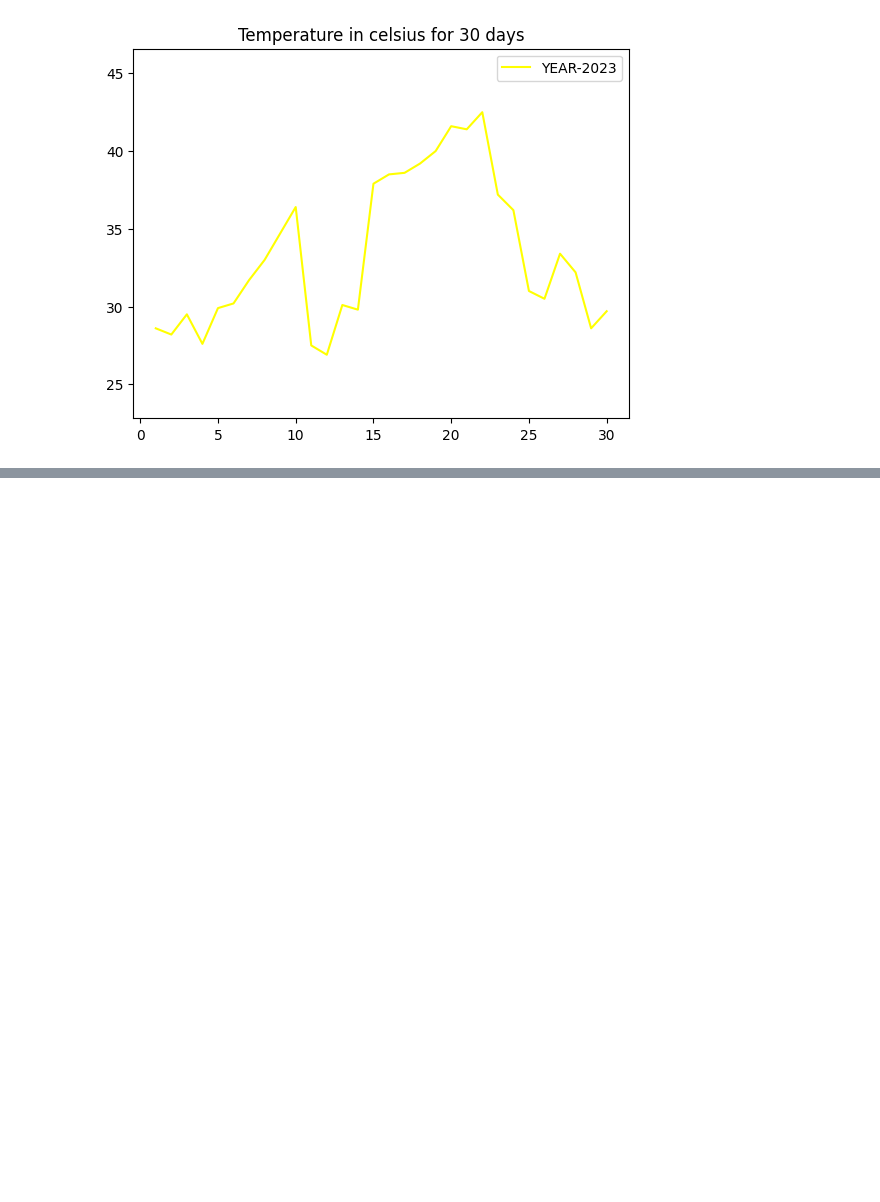
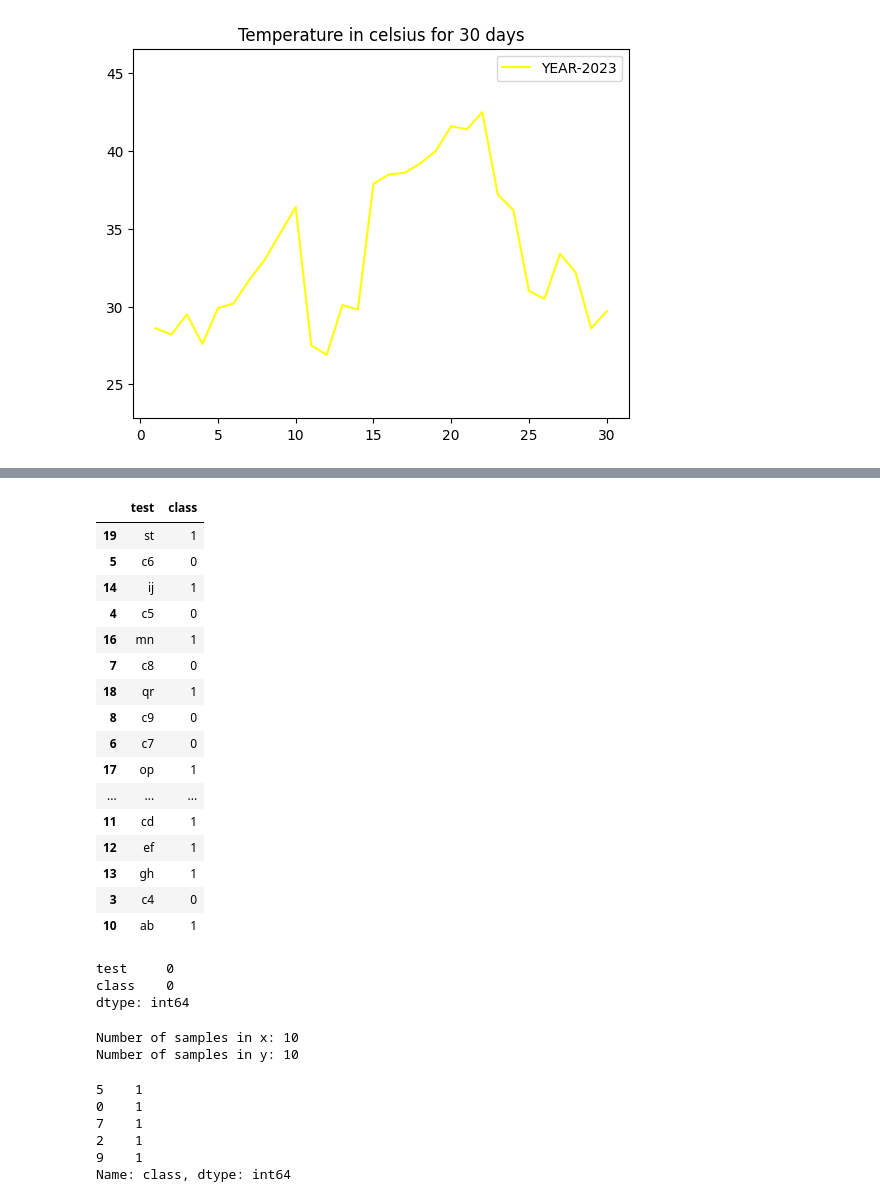
Before and after one commit to Suma-Mandru/base, a Jupyter notebook: Project.ipynb, the cells around one changed output, grey strips where cells are left out. Saved outputs shown, nothing was run; the diff lists cells and outputs as text; code cells hidden in the pictures; blank space fills up the shorter version.

```diff
--- a/Project.ipynb
+++ b/Project.ipynb
@@ -35,0 +122,3 @@ number of days the temperature exceeded threshold is: 12
+# %%
+data_merge=pd.read_csv("/content/manual_testing.csv ")
+print(data_merge)
@@ -35,0 +143,3 @@ number of days the temperature exceeded threshold is: 12
+# %%
+data = data_merge.drop(["Unnamed: 0","cccc"], axis=1)
+data.head(10)
@@ -35,0 +158,27 @@ number of days the temperature exceeded threshold is: 12
+# %%
+data=data.sample(frac=1)
+data.head(20)
+# %% [output]
+|  | test | class |
+| 19 | st | 1 |
+| 5 | c6 | 0 |
+| 14 | ij | 1 |
+| 4 | c5 | 0 |
+| 16 | mn | 1 |
+| 7 | c8 | 0 |
+| 18 | qr | 1 |
+| 8 | c9 | 0 |
+| 6 | c7 | 0 |
+| 17 | op | 1 |
+| ... | ... | ... |
+| 11 | cd | 1 |
+| 12 | ef | 1 |
+| 13 | gh | 1 |
+| 3 | c4 | 0 |
+| 10 | ab | 1 |
+# %%
+data.isnull().sum()
+# %% [output]
+test     0
+class    0
+dtype: int64
@@ -35,0 +188,6 @@ number of days the temperature exceeded threshold is: 12
+# %%
+print(f"Number of samples in x: {len(X)}")
+print(f"Number of samples in y: {len(y)}")
+# %% [output]
+Number of samples in x: 10
+Number of samples in y: 10
@@ -35,0 +199,9 @@ number of days the temperature exceeded threshold is: 12
+# %%
+print(X_train.head())
+# %% [output]
+5    1
+0    1
+7    1
+2    1
+9    1
+Name: class, dtype: int64
```
Also changed, not shown: parts of 31 cells of this notebook.
